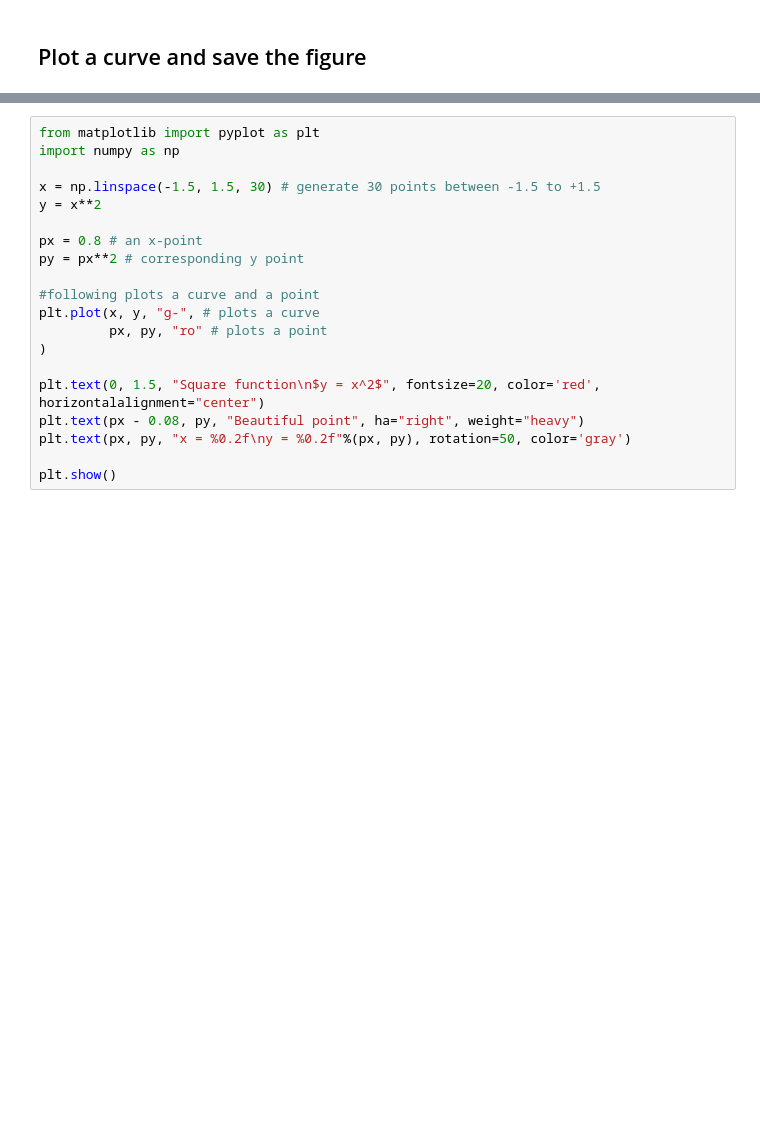
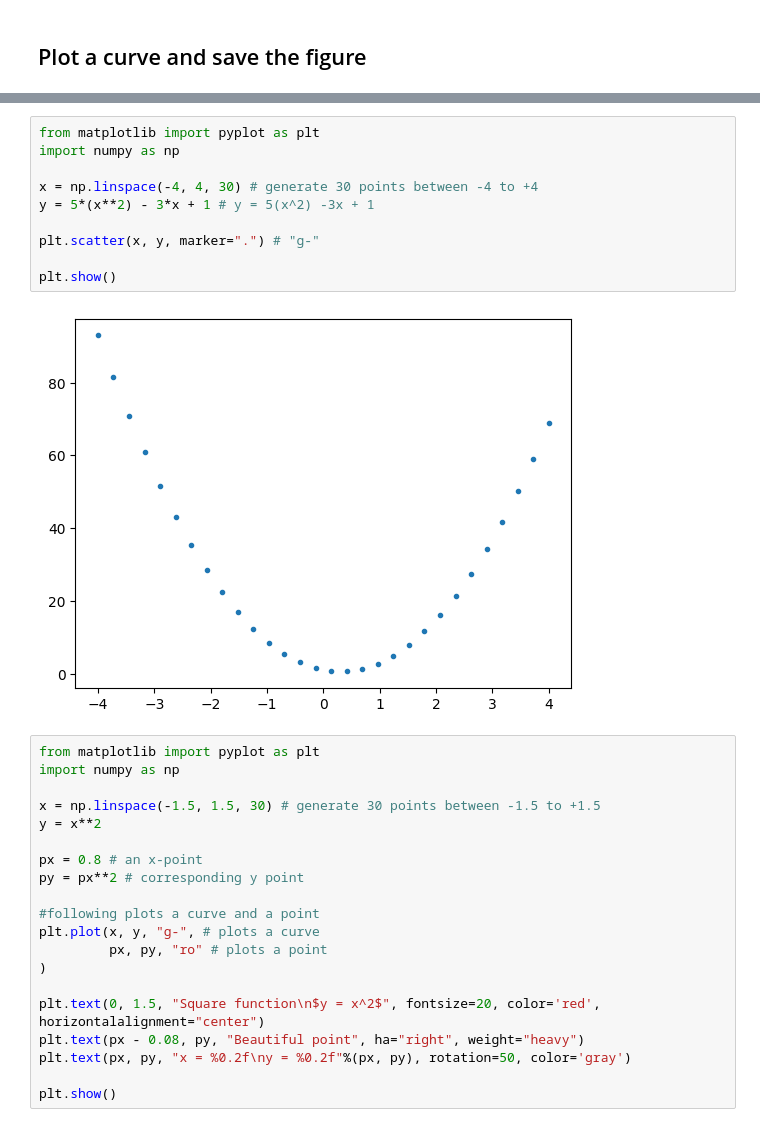
Before and after one commit to ash322ash422/tut_matplotlib, a Jupyter notebook: mp_tut1_scatter_line_marker_subplot_save_readCSV.ipynb, the cells around one changed output, grey strips where cells are left out. Drawn from its saved outputs; the diff is of its cells as text; blank space fills up the shorter version.

```diff
--- a/mp_tut1_scatter_line_marker_subplot_save_readCSV.ipynb
+++ b/mp_tut1_scatter_line_marker_subplot_save_readCSV.ipynb
@@ -273,3 +272,15 @@ plt.show()
+# %%
+from matplotlib import pyplot as plt
+import numpy as np
+
+x = np.linspace(-4, 4, 30) # generate 30 points between -4 to +4
+y = 5*(x**2) - 3*x + 1 # y = 5(x^2) -3x + 1
+
+plt.scatter(x, y, marker=".") # "g-"
+
+plt.show()
+# %% [output]
+[figure, added]
 # %%
 from matplotlib import pyplot as plt
 import numpy as np
```
Also changed, not shown: parts of 5 cells of this notebook.
